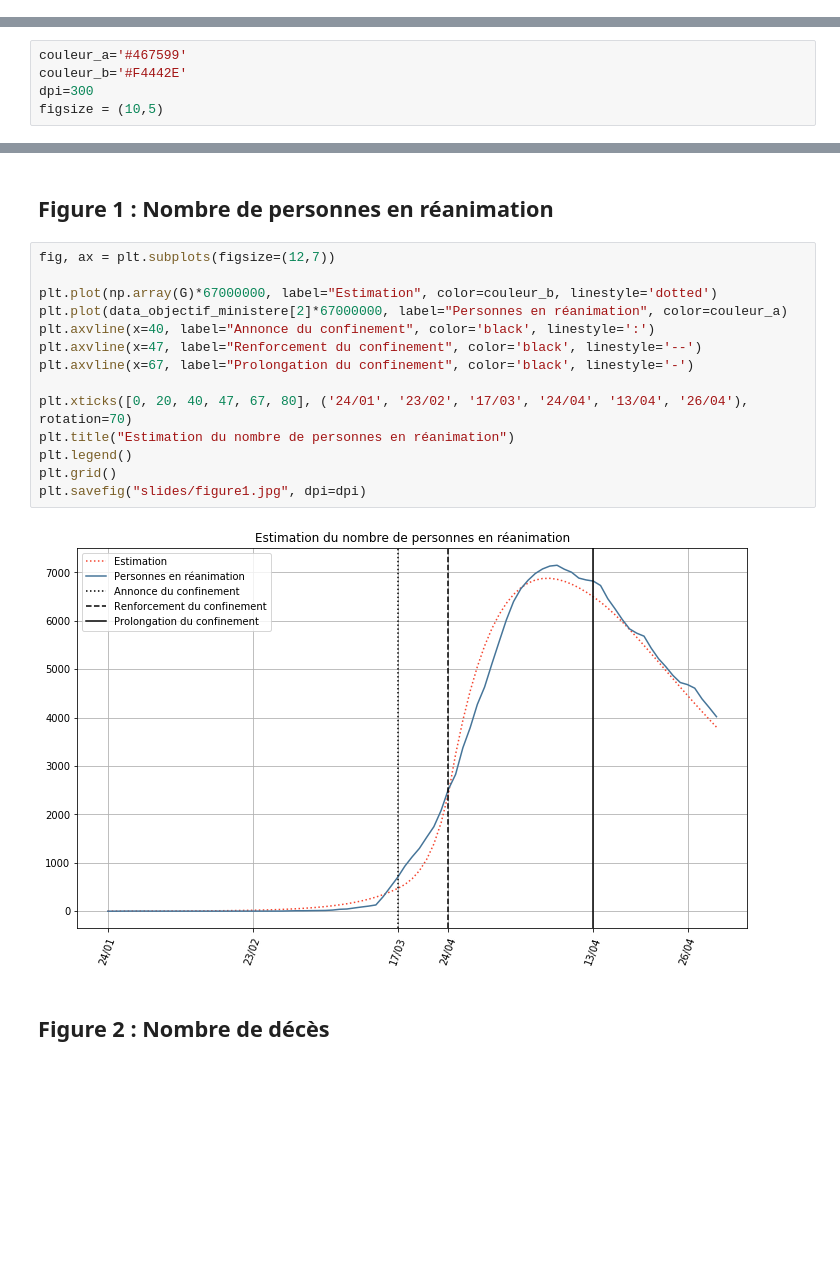
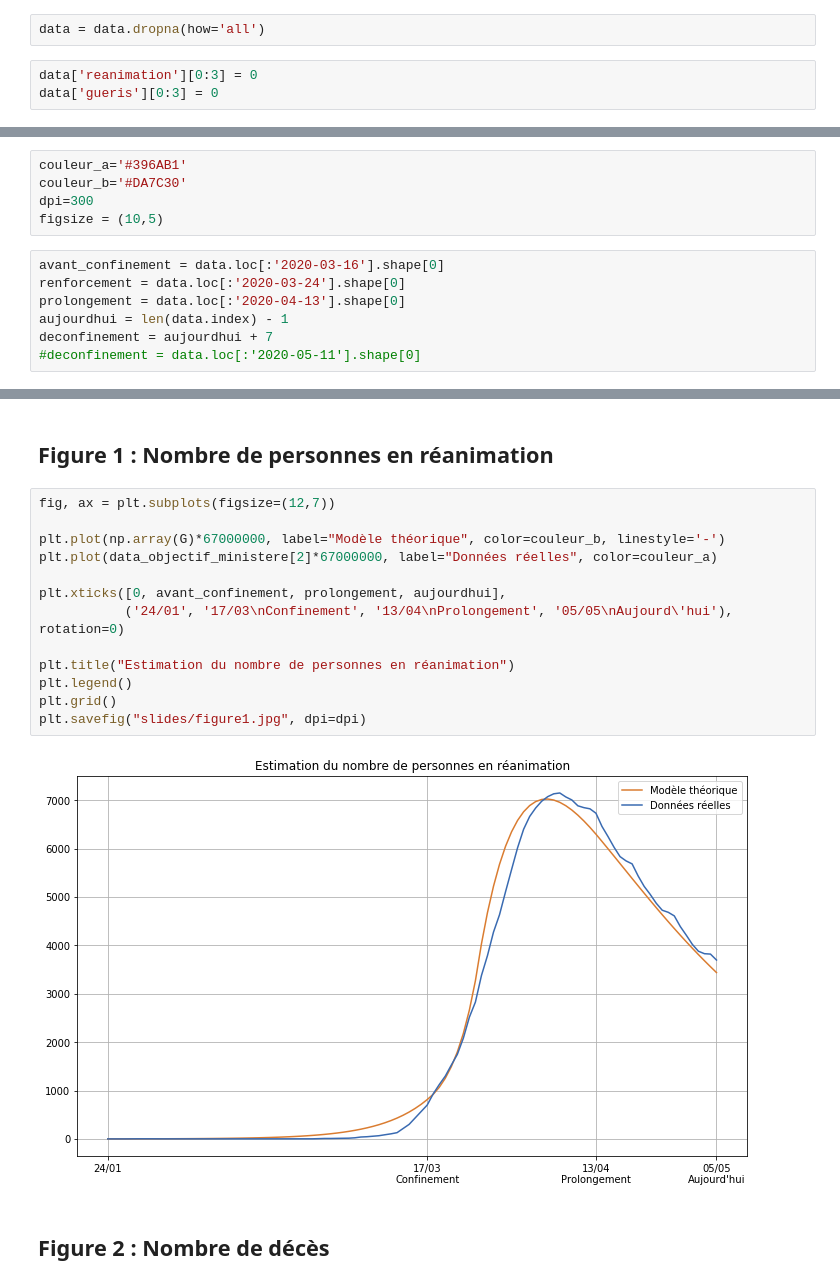
Before and after one commit to cristal-smac/covid, a Jupyter notebook: covid_simulation.ipynb, the cells around one changed output, grey strips where cells are left out. Drawn from its saved outputs; the diff is of its cells as text; blank space fills up the shorter version.

Commit message:
Dates graphiques

```diff
--- a/covid_simulation.ipynb
+++ b/covid_simulation.ipynb
@@ -574 +578,6 @@ data = data.interpolate().fillna(method='bfill')
+# %%
+data = data.dropna(how='all')
+# %%
+data['reanimation'][0:3] = 0
+data['gueris'][0:3] = 0
 # %%
@@ -1250,6 +1255,13 @@ data.tail()
 # %%
-couleur_a='#467599'
-couleur_b='#F4442E'
+couleur_a='#396AB1'
+couleur_b='#DA7C30'
 dpi=300
 figsize = (10,5)
+# %%
+avant_confinement = data.loc[:'2020-03-16'].shape[0]
+renforcement = data.loc[:'2020-03-24'].shape[0]
+prolongement = data.loc[:'2020-04-13'].shape[0]
+aujourdhui = len(data.index) - 1
+deconfinement = aujourdhui + 7
+#deconfinement = data.loc[:'2020-05-11'].shape[0]
 # %%
@@ -1283,19 +1306,18 @@ SIGRM_increment(S, I, G, R, M, liste_taux, tauxRemis, tauxGraves, tauxRemisGrave
 # %%
 fig, ax = plt.subplots(figsize=(12,7))
 
-plt.plot(np.array(G)*67000000, label="Estimation", color=couleur_b, linestyle='dotted')
-plt.plot(data_objectif_ministere[2]*67000000, label="Personnes en réanimation", color=couleur_a)
-plt.axvline(x=40, label="Annonce du confinement", color='black', linestyle=':')
-plt.axvline(x=47, label="Renforcement du confinement", color='black', linestyle='--')
-plt.axvline(x=67, label="Prolongation du confinement", color='black', linestyle='-')
+plt.plot(np.array(G)*67000000, label="Modèle théorique", color=couleur_b, linestyle='-')
+plt.plot(data_objectif_ministere[2]*67000000, label="Données réelles", color=couleur_a)
 
-plt.xticks([0, 20, 40, 47, 67, 80], ('24/01', '23/02', '17/03', '24/04', '13/04', '26/04'), rotation=70)
+plt.xticks([0, avant_confinement, prolongement, aujourdhui],
+           ('24/01', '17/03\nConfinement', '13/04\nProlongement', '05/05\nAujourd\'hui'), rotation=0)
+
 plt.title("Estimation du nombre de personnes en réanimation")
 plt.legend()
 plt.grid()
 plt.savefig("slides/figure1.jpg", dpi=dpi)
 # %% [output]
-[figure, old version]
+[figure, new version]
 # %% [markdown]
 ## Figure 2 : Nombre de décès
 # %%
```
Also changed, not shown: parts of 28 cells of this notebook, 10 other files.
